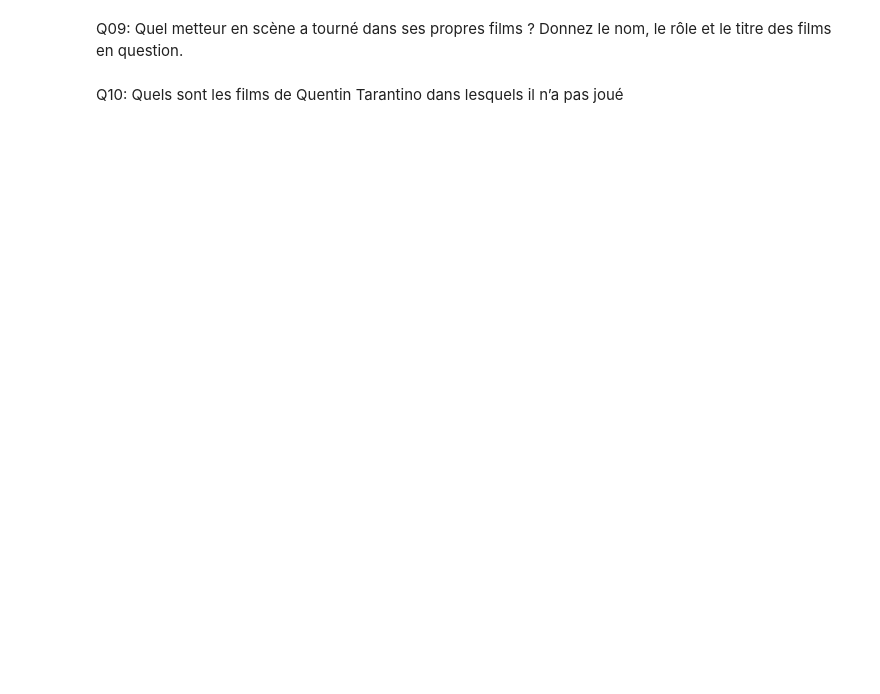
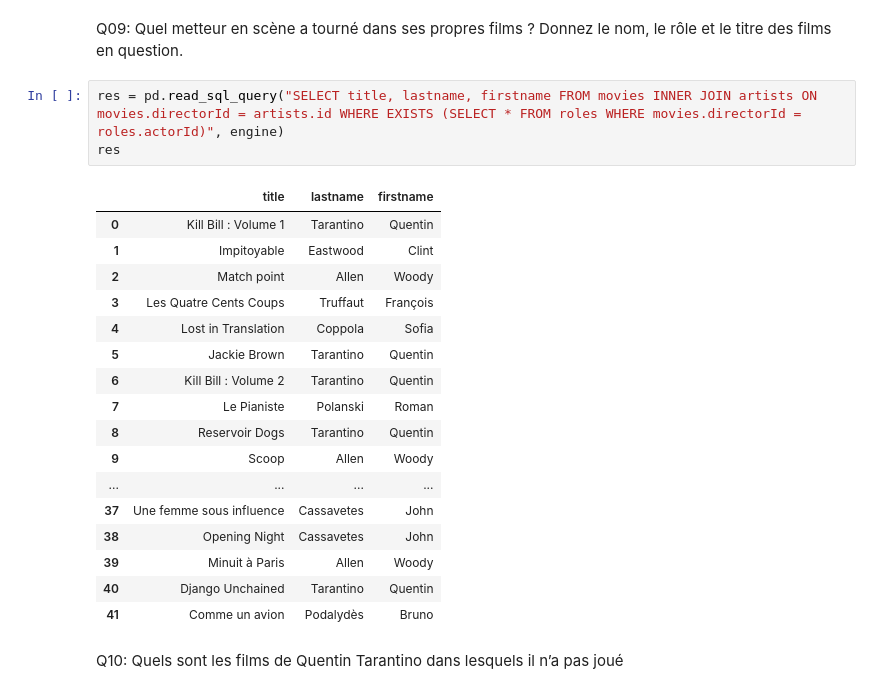
Before and after one commit to j3dec/movies3, a Jupyter notebook: movies-3.ipynb, the cells around one changed output. Cells and saved outputs as stored; diff of their text form; blank space fills up the shorter version.

```diff
--- a/movies-3.ipynb
+++ b/movies-3.ipynb
@@ -157,4 +205,25 @@ Q08: Quels sont les films dans lesquels a joué Woody Allen ? Donnez aussi le r
 # %% [markdown]
 Q09: Quel metteur en scène a tourné dans ses propres films ? Donnez le nom, le rôle et le titre des films en question.
+# %%
+res = pd.read_sql_query("SELECT title, lastname, firstname FROM movies INNER JOIN artists ON movies.directorId = artists.id WHERE EXISTS (SELECT * FROM roles WHERE movies.directorId = roles.actorId)", engine)
+res
+# %% [output]
+|  | title | lastname | firstname |
+| 0 | Kill Bill : Volume 1 | Tarantino | Quentin |
+| 1 | Impitoyable | Eastwood | Clint |
+| 2 | Match point | Allen | Woody |
+| 3 | Les Quatre Cents Coups | Truffaut | François |
+| 4 | Lost in Translation | Coppola | Sofia |
+| 5 | Jackie Brown | Tarantino | Quentin |
+| 6 | Kill Bill : Volume 2 | Tarantino | Quentin |
+| 7 | Le Pianiste | Polanski | Roman |
+| 8 | Reservoir Dogs | Tarantino | Quentin |
+| 9 | Scoop | Allen | Woody |
+| ... | ... | ... | ... |
+| 37 | Une femme sous influence | Cassavetes | John |
+| 38 | Opening Night | Cassavetes | John |
+| 39 | Minuit à Paris | Allen | Woody |
+| 40 | Django Unchained | Tarantino | Quentin |
+| 41 | Comme un avion | Podalydès | Bruno |
 # %% [markdown]
 Q10: Quels sont les films de Quentin Tarantino dans lesquels il n’a pas joué
```
Also changed, not shown: parts of 15 cells of this notebook.
